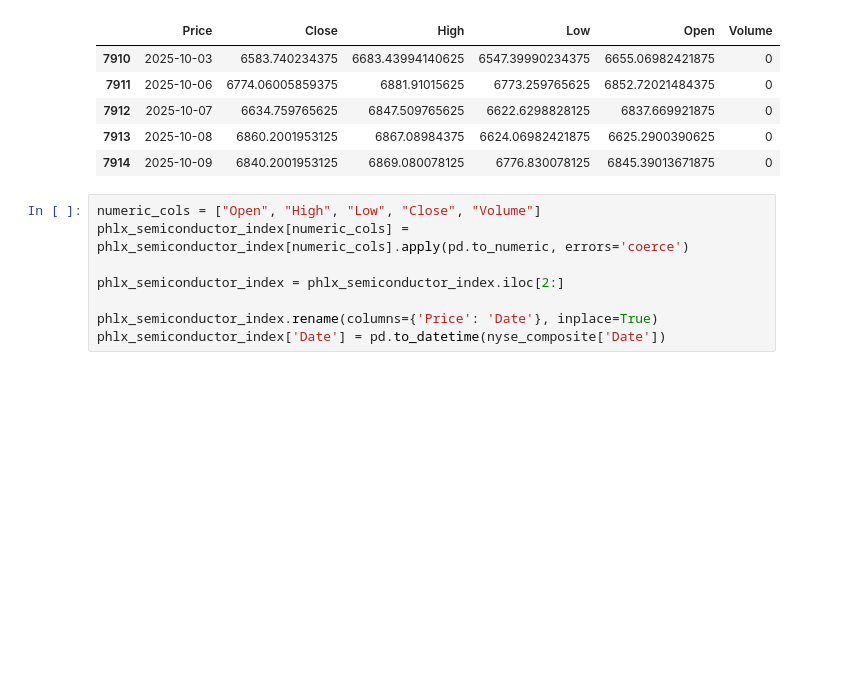
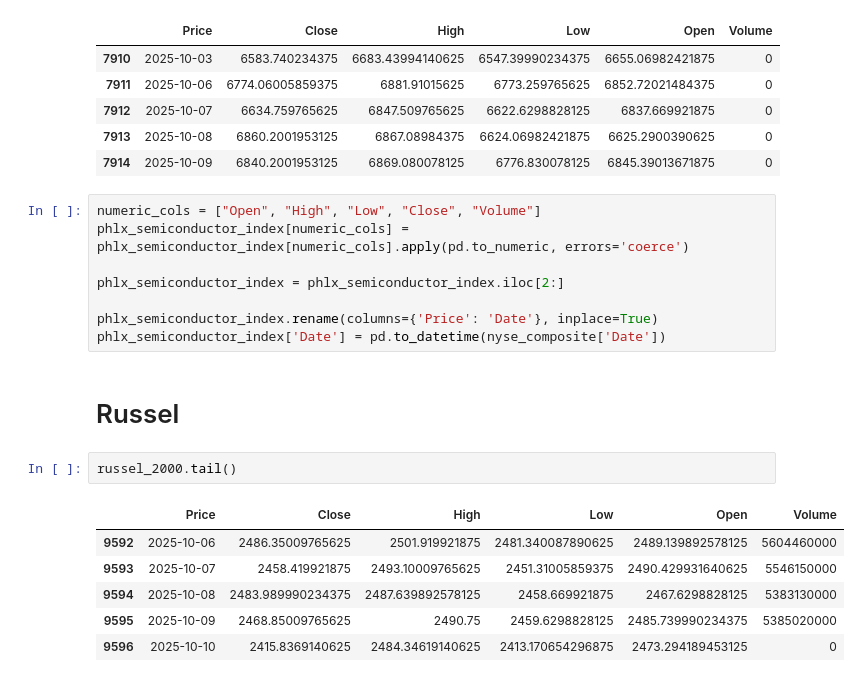
Before and after one commit to DawidK4/BSEPrediction, a Jupyter notebook: market_data/market_data_EDA.ipynb, the cells around one changed output. Saved outputs shown, nothing was run; the diff lists cells and outputs as text; blank space fills up the shorter version.

```diff
--- a/market_data/market_data_EDA.ipynb
+++ b/market_data/market_data_EDA.ipynb
@@ -234,3 +234,14 @@ phlx_semiconductor_index = phlx_semiconductor_index.iloc[2:]
 
 phlx_semiconductor_index.rename(columns={'Price': 'Date'}, inplace=True)
 phlx_semiconductor_index['Date'] = pd.to_datetime(nyse_composite['Date'])
+# %% [markdown]
+# Russel
+# %%
+russel_2000.tail()
+# %% [output]
+|  | Price | Close | High | Low | Open | Volume |
+| 9592 | 2025-10-06 | 2486.35009765625 | 2501.919921875 | 2481.340087890625 | 2489.139892578125 | 5604460000 |
+| 9593 | 2025-10-07 | 2458.419921875 | 2493.10009765625 | 2451.31005859375 | 2490.429931640625 | 5546150000 |
+| 9594 | 2025-10-08 | 2483.989990234375 | 2487.639892578125 | 2458.669921875 | 2467.6298828125 | 5383130000 |
+| 9595 | 2025-10-09 | 2468.85009765625 | 2490.75 | 2459.6298828125 | 2485.739990234375 | 5385020000 |
+| 9596 | 2025-10-10 | 2415.8369140625 | 2484.34619140625 | 2413.170654296875 | 2473.294189453125 | 0 |
```
Also changed, not shown: parts of 4 cells of this notebook.
